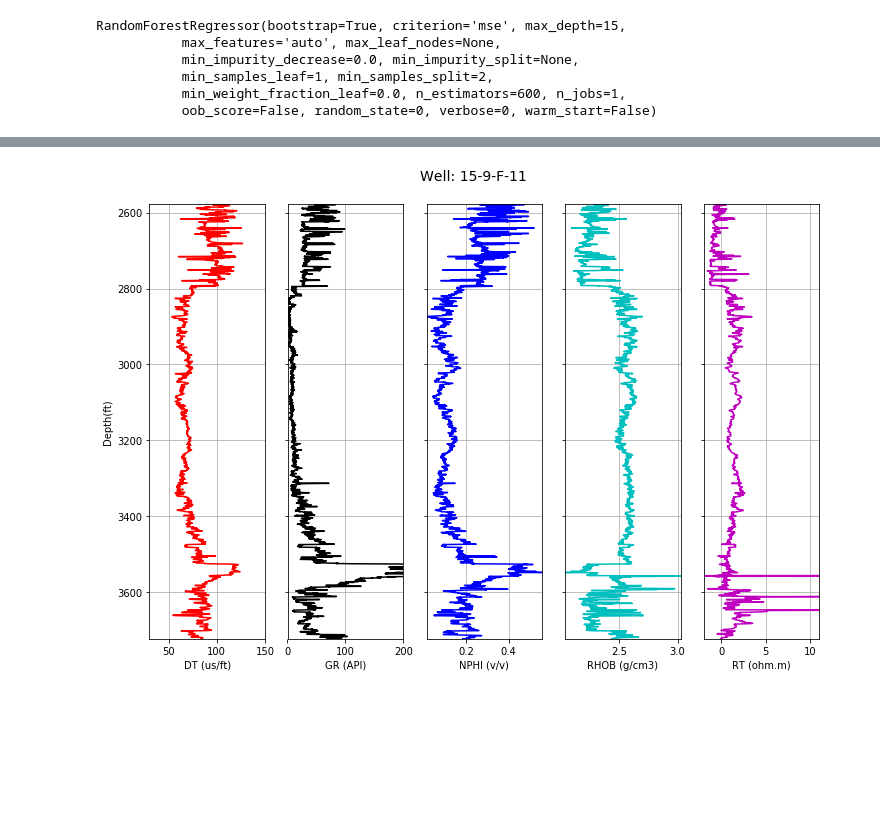
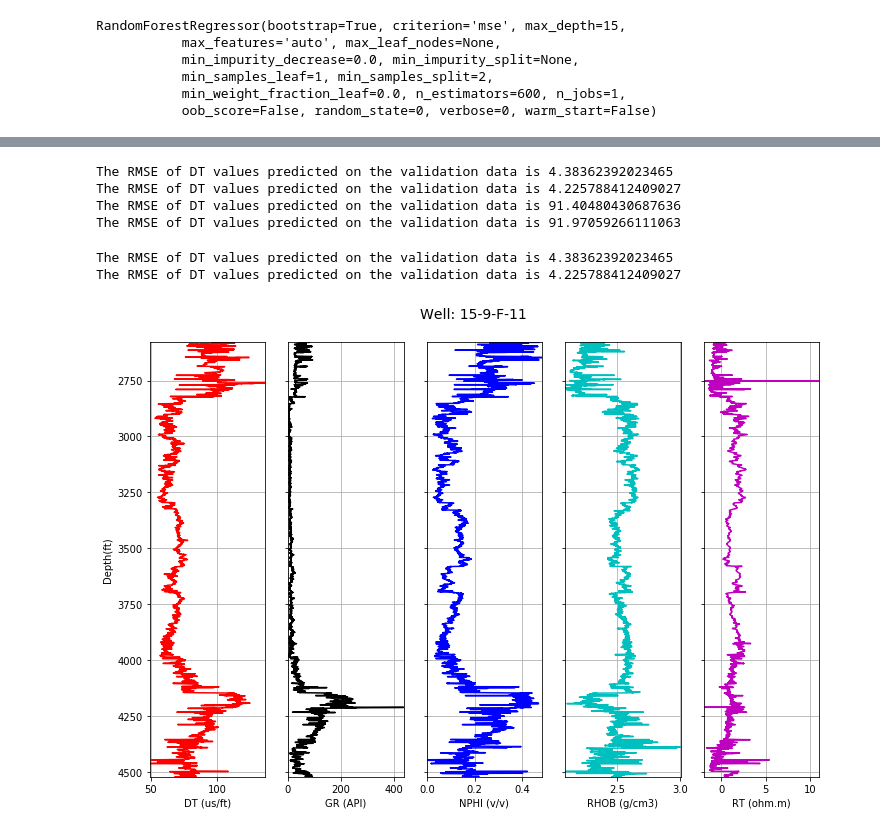
Before and after one commit to olawaleibrahim/PETROPHYSICAL-INTERPRETATION, a Jupyter notebook: Untitled1.ipynb, the cells around one changed output, grey strips where cells are left out. Cells and saved outputs as stored; diff of their text form; code cells hidden in the pictures; blank space fills up the shorter version.

```diff
--- a/Untitled1.ipynb
+++ b/Untitled1.ipynb
@@ -216,0 +186,10 @@ test = np.array(test)
+# %%
+print(f'The RMSE of DT values predicted on the validation data is {mean_squared_error(predictions_xg, dt) ** 0.5}')
+print(f'The RMSE of DT values predicted on the validation data is {np.sqrt(mean_squared_error(predictions_rf, dt))}')
+print(f'The RMSE of DT values predicted on the validation data is {r2_score(predictions_xg, dt) * 100}')
+print(f'The RMSE of DT values predicted on the validation data is {r2_score(predictions_rf, dt) * 100}')
+# %% [output]
+The RMSE of DT values predicted on the validation data is 4.38362392023465
+The RMSE of DT values predicted on the validation data is 4.225788412409027
+The RMSE of DT values predicted on the validation data is 91.40480430687636
+The RMSE of DT values predicted on the validation data is 91.97059266111063
@@ -217,9 +199,15 @@ test = np.array(test)
+# %%
+print(f'The RMSE of DT values predicted on the validation data is {rmse(predictions_xg, dt)}')
+print(f'The RMSE of DT values predicted on the validation data is {np.sqrt(mean_squared_error(predictions_rf, dt))}')
+# %% [output]
+The RMSE of DT values predicted on the validation data is 4.38362392023465
+The RMSE of DT values predicted on the validation data is 4.225788412409027
 # %%
 test = pd.read_csv('edited.csv')
 test = test.dropna()
-log_plot(test)
+log_plot1(test)
 # %% [output]
-[figure, old version]
+[figure, new version]
 # %%
 test.describe()
 # %% [output]
```
Also changed, not shown: parts of 34 cells of this notebook, 3 other files.
